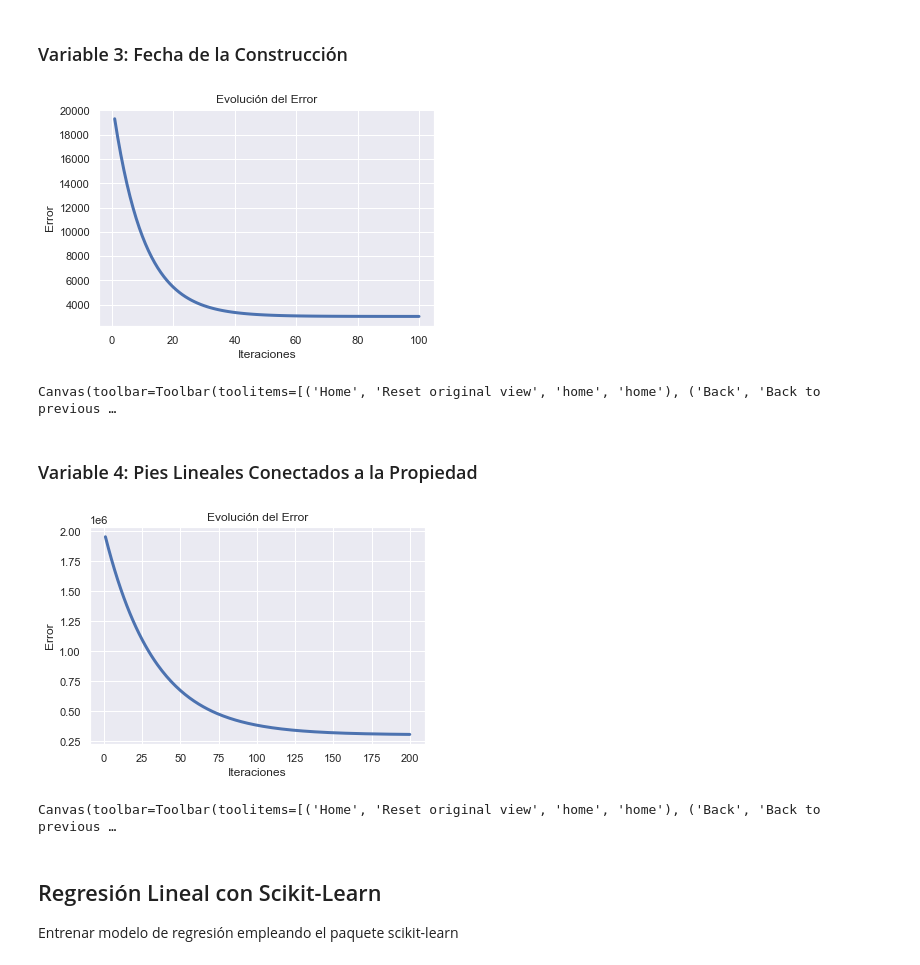
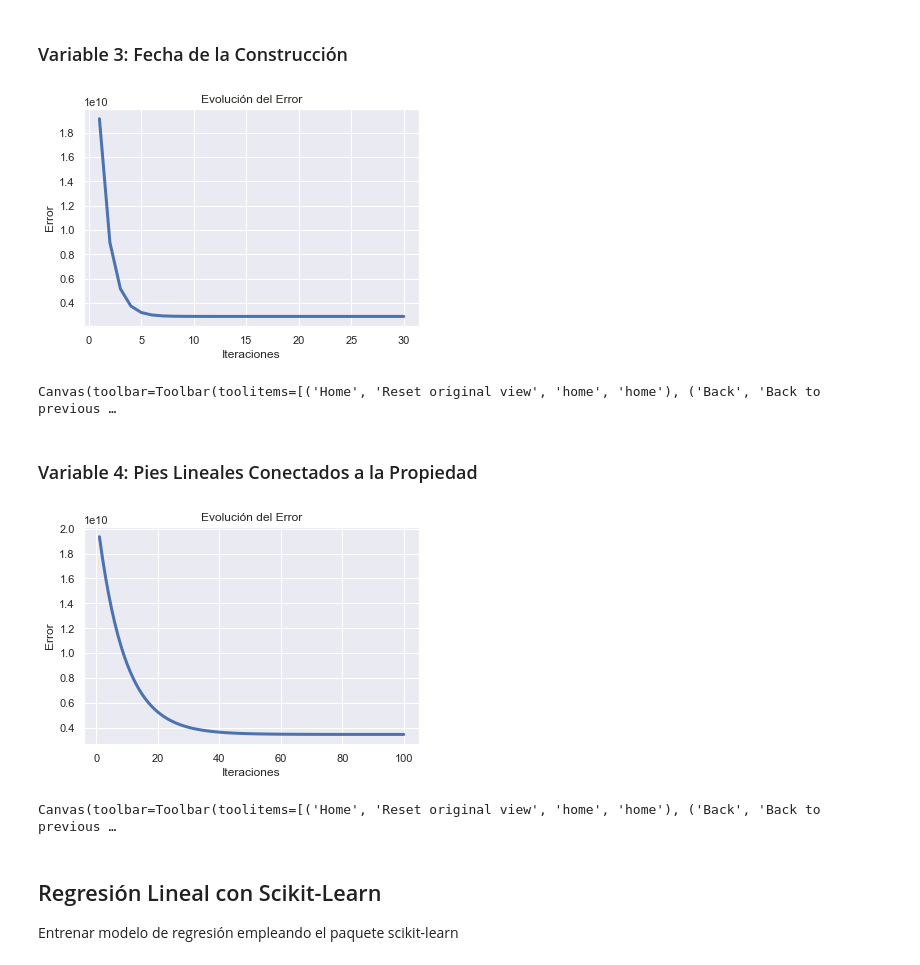
Before and after one commit to eddysanoli-galileo/Data-Science-en-Python, a Jupyter notebook: Proyecto/Proyecto Final.ipynb, the cells around one changed output. Saved outputs shown, nothing was run; the diff lists cells and outputs as text; code cells hidden in the pictures.

```diff
--- a/Proyecto/Proyecto Final.ipynb
+++ b/Proyecto/Proyecto Final.ipynb
@@ -284,6 +280,7 @@ Utilizar las funciones previas para entrenar modelos de regresión lineal (y = m
 # %%
 # Lista vacía con todos los modelos
 modelos_custom = [None] * 5
+errores_custom = [None] * 5
 
 # Siempre colocar esta línea al inicio para que ambas gráficas se generen
 %matplotlib inline
@@ -294,7 +291,10 @@ Y = train_data[:,0]
 
 # Generación de modelo
 modelo, error = train_linreg(X,Y)
+
+# Se almacenan los resultados en una lista
 modelos_custom[0] = modelo
+errores_custom[0] = error
 
 # Visualización de error
 plt.clf()
@@ -314,12 +314,16 @@ Canvas(toolbar=Toolbar(toolitems=[('Home', 'Reset original view', 'home', 'home'
 
 # Extracción de los datos
 # Se escalan los valores de los ejes para evitar errores de overflow
-X = train_data[:,2] / 1000
-Y = train_data[:,0] / 1000
+X = train_data[:,2]
+Y = train_data[:,0]
 
 # Generación de modelo
-modelo, error = train_linreg(X,Y, lr = 0.01)
+# El learning rate necesita ser así de bajo o se obtiene un error de overflow
+modelo, error = train_linreg(X,Y, lr=0.000001, epochs=30)
+
+# Se almacenan los resultados en una lista
 modelos_custom[1] = modelo
+errores_custom[1] = error
 
 # Visualización de error
 plt.clf()
@@ -343,7 +347,10 @@ Y = train_data[:,0]
 
 # Generación de modelo
 modelo, error = train_linreg(X,Y, epochs=100)
+
+# Se almacenan los resultados en una lista
 modelos_custom[2] = modelo
+errores_custom[2] = error
 
 # Visualización de error
 plt.clf()
@@ -363,12 +370,15 @@ Canvas(toolbar=Toolbar(toolitems=[('Home', 'Reset original view', 'home', 'home'
 
 # Extracción de los datos
 # Se re-escalan los ejes para evitar errores de overflow
-X = train_data[:,4] / 1000
-Y = train_data[:,0] / 1000
+X = train_data[:,4]
+Y = train_data[:,0]
 
 # Generación de modelo
-modelo, error = train_linreg(X,Y, lr=0.01, epochs=100)
+modelo, error = train_linreg(X,Y, lr=0.0000001, epochs=30)
+
+# Se almacenan los resultados en una lista
 modelos_custom[3] = modelo
+errores_custom[3] = error
 
 # Visualización de error
 plt.clf()
@@ -378,32 +388,35 @@ plt.show()
 # Visualización de modelo
 animacion = visualizar_modelo(X, Y, modelo)
 # %% [output]
-[figure, old version]
+[figure, new version]
 Canvas(toolbar=Toolbar(toolitems=[('Home', 'Reset original view', 'home', 'home'), ('Back', 'Back to previous …
 # %% [markdown]
 ### Variable 4: Pies Lineales Conectados a la Propiedad
 # %%
 # Siempre colocar esta línea al inicio para que ambas gráficas se generen
 %matplotlib inline
 
 # Extracción de los datos
 # Se re-escalan los ejes para evitar errores de overflow
-X = train_data[:,5] / 100
-Y = train_data[:,0] / 100
+X = train_data[:,5]
+Y = train_data[:,0]
 
 # Generación de modelo
-modelo, error = train_linreg(X, Y, lr=0.01)
+modelo, error = train_linreg(X, Y, lr=0.00001, epochs=100)
+
+# Se almacenan los resultados en una lista
 modelos_custom[4] = modelo
+errores_custom[4] = error
 
 # Visualización de error
 plt.clf()
 visualizar_error(error)
 plt.show()
 
 # Visualización de modelo
 animacion = visualizar_modelo(X, Y, modelo)
 # %% [output]
-[figure, old version]
+[figure, new version]
 Canvas(toolbar=Toolbar(toolitems=[('Home', 'Reset original view', 'home', 'home'), ('Back', 'Back to previous …
 # %% [markdown]
 ## Regresión Lineal con Scikit-Learn
```
Also changed, not shown: parts of 5 cells of this notebook.
